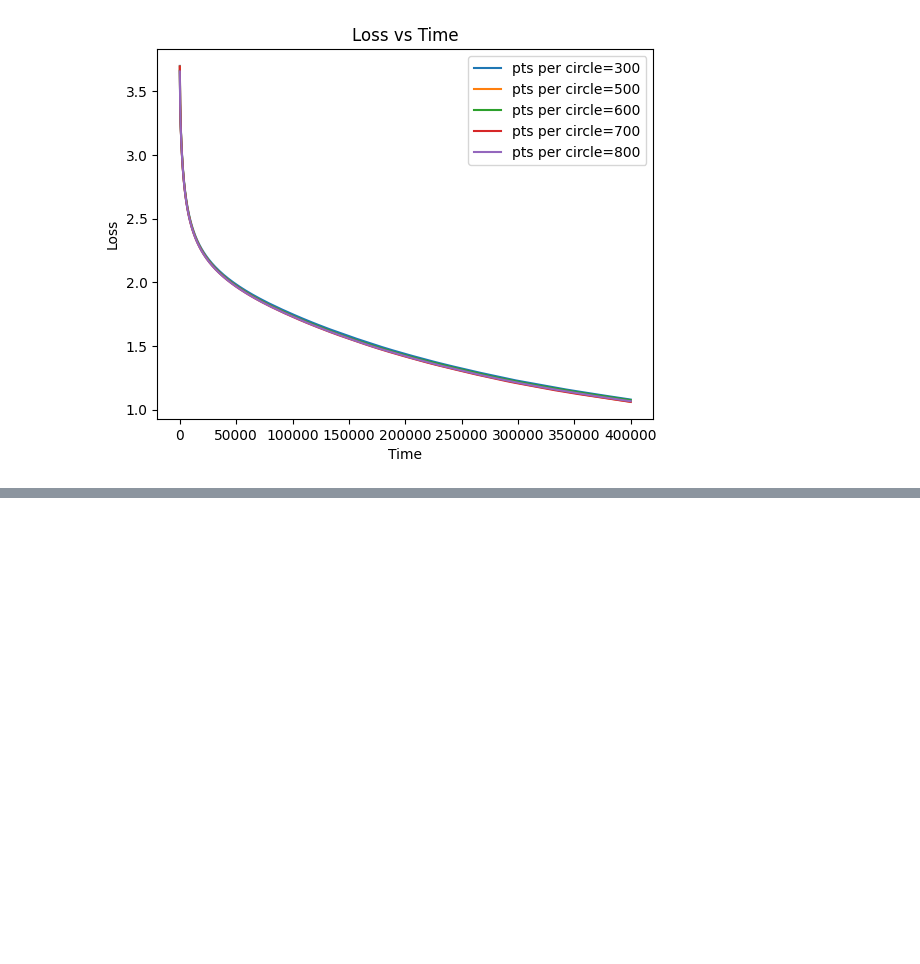
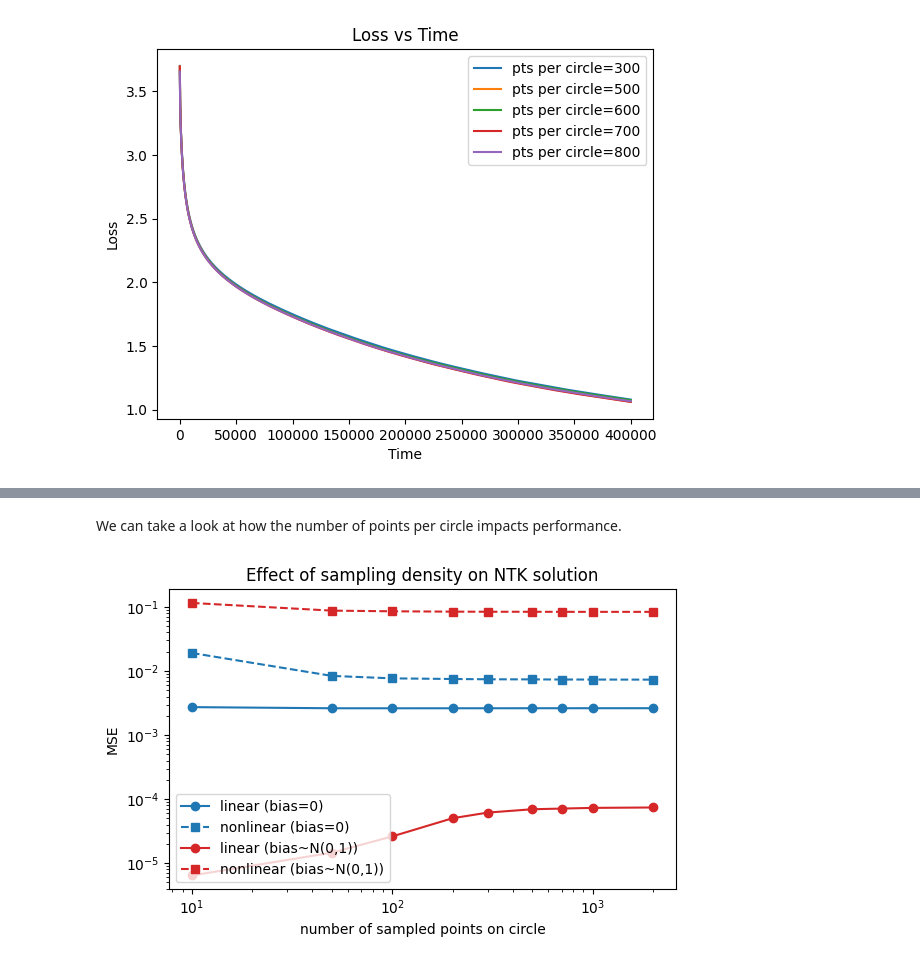
Before and after one commit to burnhamdr/neural-tangents, a Jupyter notebook: notebooks/new_paper/harmonics_tasks/hypernetwork.ipynb, the cells around one changed output, grey strips where cells are left out. Drawn from its saved outputs; the diff is of its cells as text; code cells hidden in the pictures; blank space fills up the shorter version.

```diff
--- a/notebooks/new_paper/harmonics_tasks/hypernetwork.ipynb
+++ b/notebooks/new_paper/harmonics_tasks/hypernetwork.ipynb
@@ -281,0 +593,73 @@ plt.show()
+# %% [markdown]
+We can take a look at how the number of points per circle impacts performance.
+# %%
+# Gets the predictions for different amounts of num_points, meaning different sampling of the circle in 3D
+def run_sampling_sweep(num_points_list, dim, bias_mean=0, bias_std=0, K=20):
+    results_by_pts = {}
+
+    for n in num_points_list:
+        results_by_pts[n] = get_ntk_pred(
+            dim=dim,
+            reg=1e-5,
+            K=K,
+            num_points=n,
+            m=3,
+            phase=0.0,
+            bias_mean=bias_mean,
+            bias_std=bias_std,
+        )
+
+    mse_lin = []
+    mse_nonlin = []
+
+    for n in num_points_list:
+        res = results_by_pts[n]
+        errs_lin = [
+            np.mean((res['lin'][j] - res['y'][j])**2)
+            for j in res['lin'].keys()
+        ]
+        errs_nonlin = [
+            np.mean((res['nonlin'][j] - res['y'][j])**2)
+            for j in res['nonlin'].keys()
+        ]
+
+        mse_lin.append(np.mean(errs_lin))
+        mse_nonlin.append(np.mean(errs_nonlin))
+
+    return mse_lin, mse_nonlin
+
+# Run the experiment
+num_points_list = [10,50,100,200,300,500,700,1000,2000]
+dim = 16384
+
+mse_zero_lin, mse_zero_nonlin = run_sampling_sweep(
+    num_points_list, dim, bias_mean=0, bias_std=0
+)
+
+mse_rand_lin, mse_rand_nonlin = run_sampling_sweep(
+    num_points_list, dim, bias_mean=0, bias_std=1
+)
+
+fig, ax = plt.subplots(figsize=(6,4))
+ax.plot(num_points_list, mse_zero_lin,
+        color="tab:blue", marker="o", label="linear (bias=0)")
+ax.plot(num_points_list, mse_zero_nonlin,
+        color="tab:blue", marker="s", linestyle="--",
+        label="nonlinear (bias=0)")
+ax.plot(num_points_list, mse_rand_lin,
+        color="tab:red", marker="o", label="linear (bias~N(0,1))")
+ax.plot(num_points_list, mse_rand_nonlin,
+        color="tab:red", marker="s", linestyle="--",
+        label="nonlinear (bias~N(0,1))")
+
+ax.set_xscale('log')
+ax.set_yscale('log')
+ax.set_xlabel("number of sampled points on circle")
+ax.set_ylabel("MSE")
+ax.set_title("Effect of sampling density on NTK solution")
+ax.legend()
+
+plt.tight_layout()
+plt.show()
+# %% [output]
+[figure, added]
```
Also changed, not shown: parts of 8 cells of this notebook.
